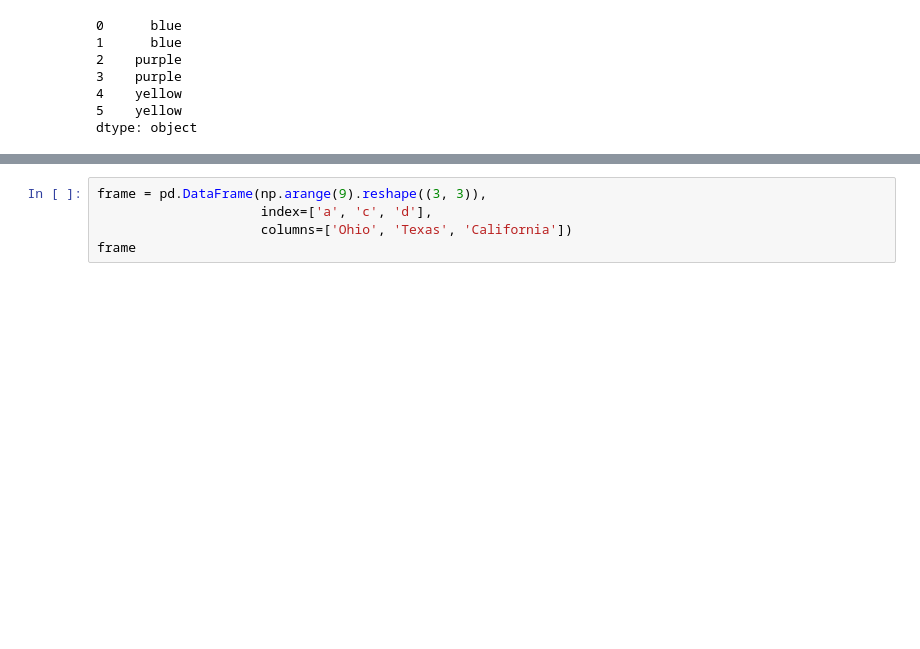
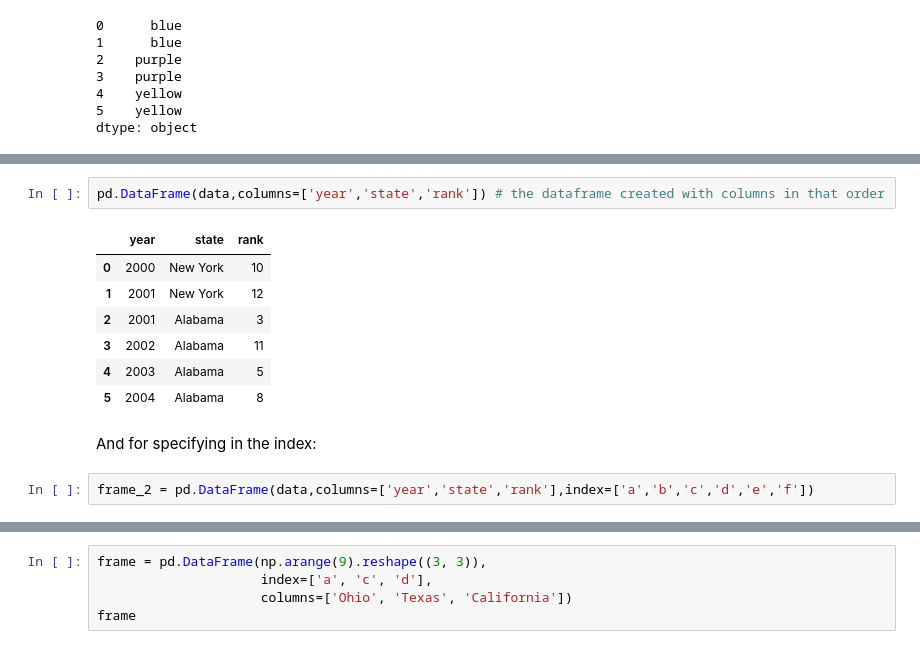
Before and after one commit to rsaouma/ESSEC_CODE, a Jupyter notebook: WEEK4_b.ipynb, the cells around one changed output, grey strips where cells are left out. Drawn from its saved outputs; the diff is of its cells as text; blank space fills up the shorter version.

```diff
--- a/WEEK4_b.ipynb
+++ b/WEEK4_b.ipynb
@@ -90,0 +309,14 @@ The reindex function allows to rearrange the rows as well as the columns:
+# %%
+pd.DataFrame(data,columns=['year','state','rank']) # the dataframe created with columns in that order
+# %% [output]
+|  | year | state | rank |
+| 0 | 2000 | New York | 10 |
+| 1 | 2001 | New York | 12 |
+| 2 | 2001 | Alabama | 3 |
+| 3 | 2002 | Alabama | 11 |
+| 4 | 2003 | Alabama | 5 |
+| 5 | 2004 | Alabama | 8 |
+# %% [markdown]
+And for specifying in the index:
+# %%
+frame_2 = pd.DataFrame(data,columns=['year','state','rank'],index=['a','b','c','d','e','f'])
```
Also changed, not shown: parts of 81 cells of this notebook, 3 other files.
